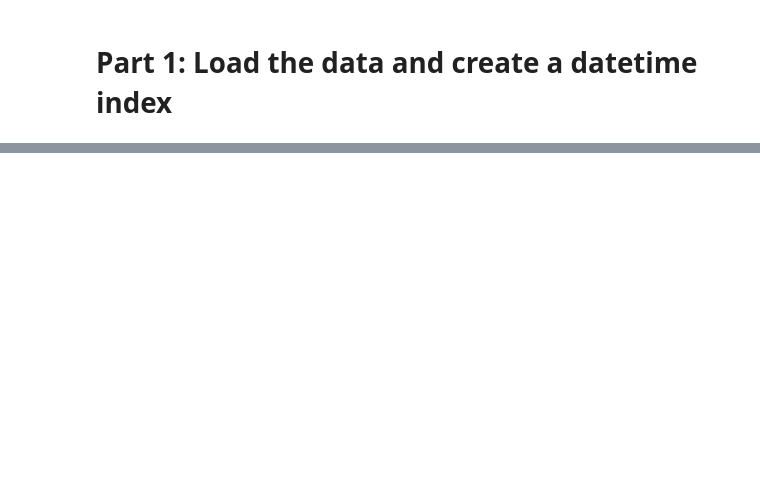
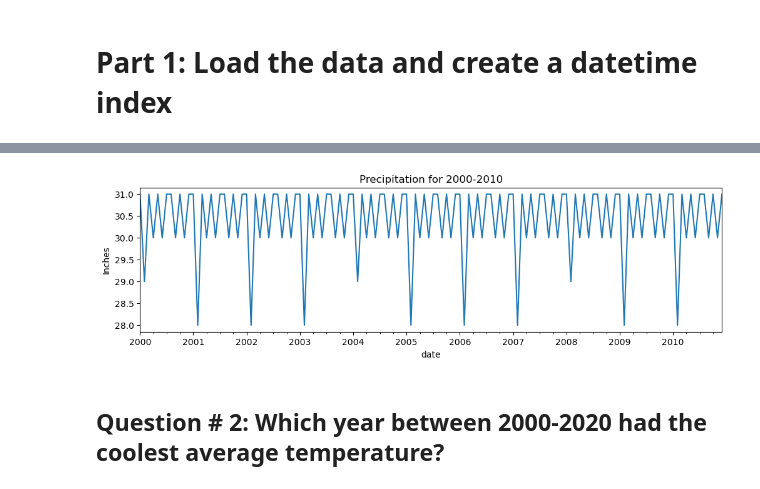
Before and after one commit to evelynmmartinez/Resampling-Datetime-Data-Core-, a Jupyter notebook: Resampling Data .ipynb, the cells around one changed output, grey strips where cells are left out. Drawn from its saved outputs; the diff is of its cells as text; code cells hidden in the pictures; blank space fills up the shorter version.

```diff
--- a/Resampling Data .ipynb
+++ b/Resampling Data .ipynb
@@ -92,0 +79,5 @@ df_ts.tail()
+# %%
+df = df.loc['2000':, ['precipitation', 'mean_temp', 'min_temp',
+                      'max_temp', 'snow_depth']]
+
+df
@@ -116,0 +119,2 @@ KeyError: '2000'
+# %%
+plt.rcParams['figure.figsize'] = [10,5]
@@ -116,0 +125,8 @@ KeyError: '2000'
+# %%
+df_q1= df['2000-01-01':'2010-12-31']
+monthly_precipitation = df['precipitation'].resample('M').sum()
+max_precip_date = monthly_precipitation.idxmax()
+max_precip_value = monthly_precipitation.max()
+# %%
+ts = df_q1.resample('M').size()
+ts.head()
@@ -116,0 +141,7 @@ KeyError: '2000'
+# %%
+fig, ax = plt.subplots(figsize=(12,3))
+ts.plot(ax=ax, title="Precipitation for 2000-2010", ylabel="Inches");
+# %% [output]
+[figure, added]
+# %% [markdown]
+## Question # 2:  Which year between 2000-2020 had the coolest average temperature?
```
Also changed, not shown: parts of 19 cells of this notebook.
